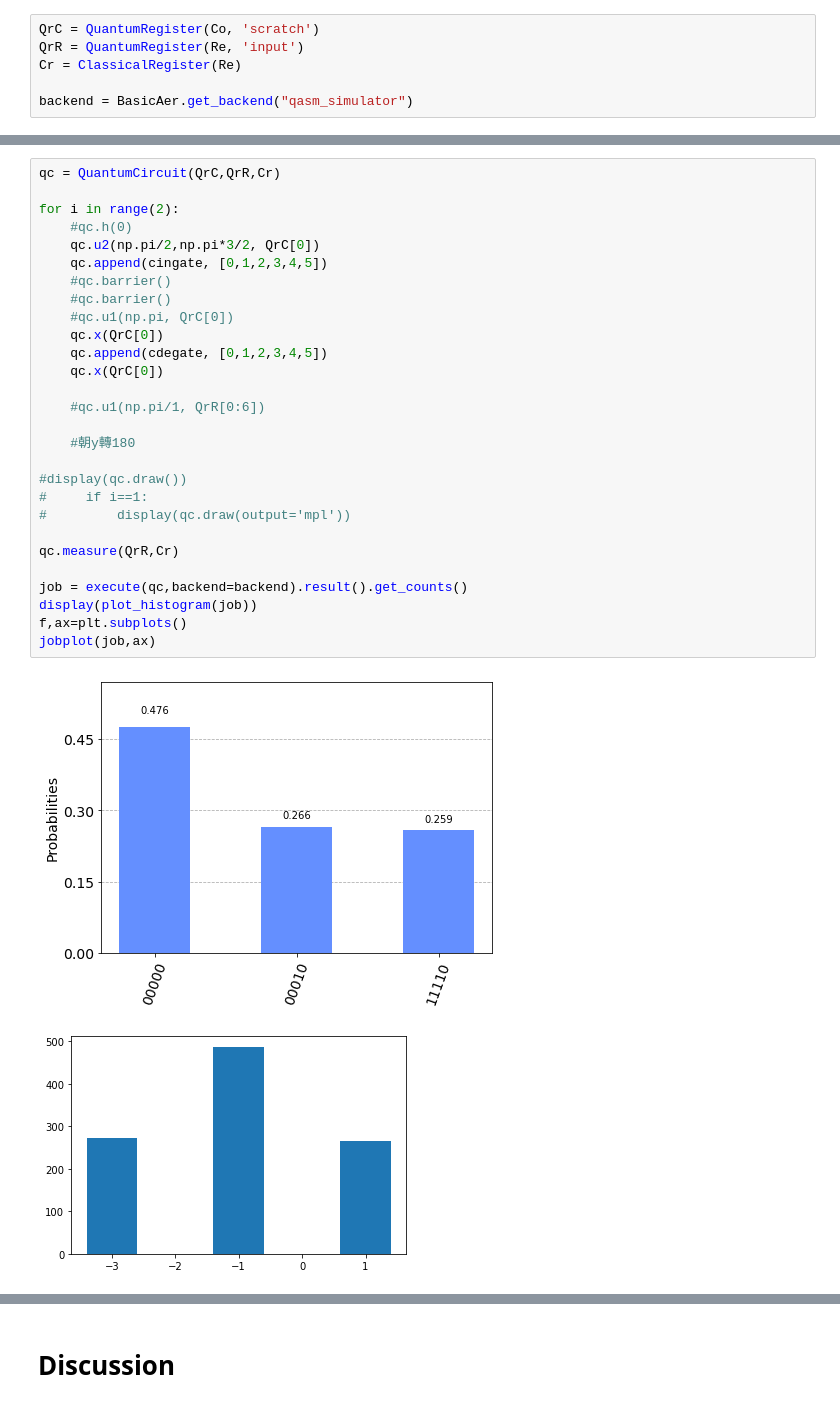
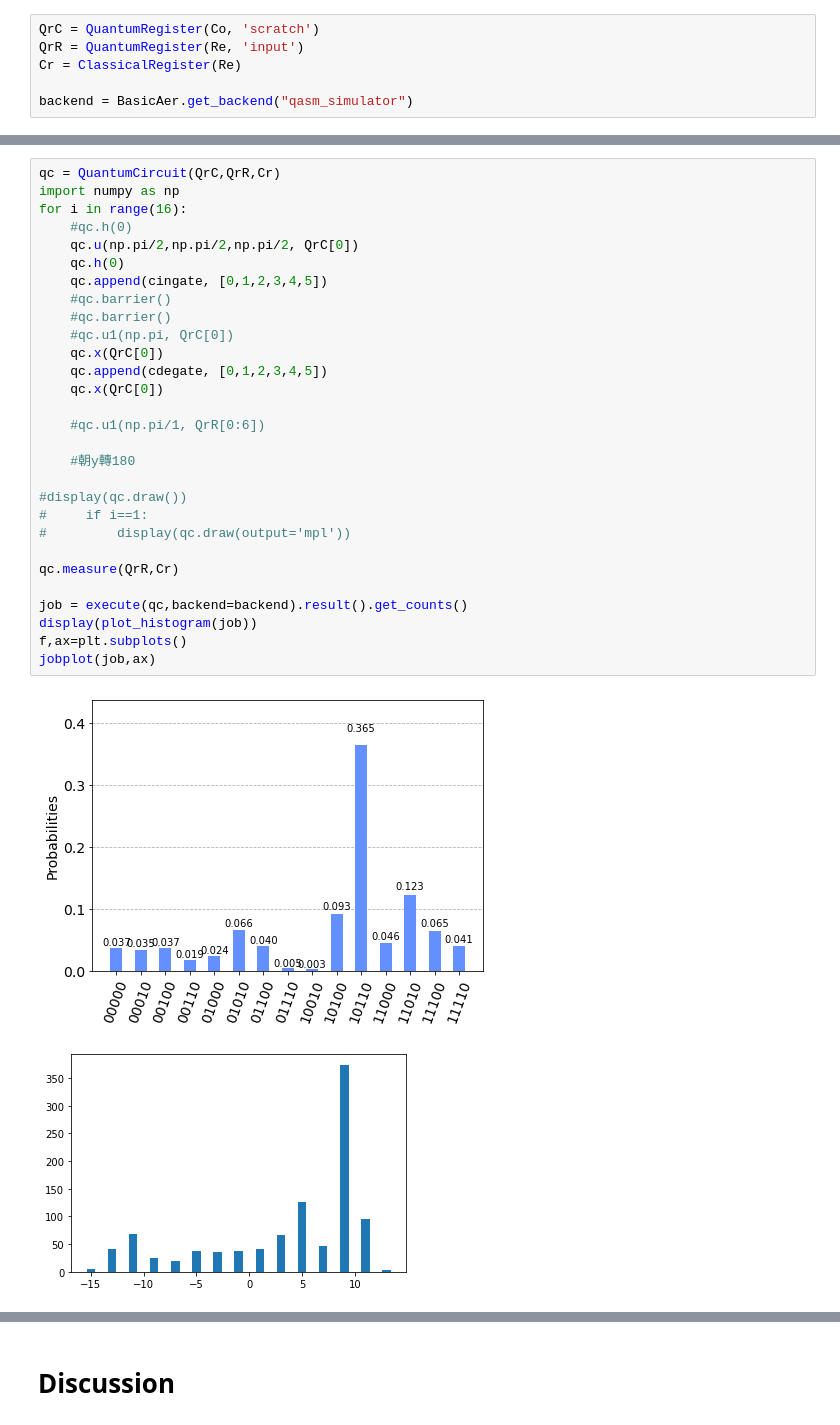
Before and after one commit to wslu42/QCHack_walkwPhase, a Jupyter notebook: phase_interference_in_QRK.ipynb, the cells around one changed output, grey strips where cells are left out. Drawn from its saved outputs; the diff is of its cells as text.

```diff
--- a/phase_interference_in_QRK.ipynb
+++ b/phase_interference_in_QRK.ipynb
@@ -706,34 +662,35 @@ scratch_0: ┤ X ├┤0               ├┤ X ├┤0                 ├┤ X
 # %%
 qc = QuantumCircuit(QrC,QrR,Cr)
-
-for i in range(2):
+import numpy as np
+for i in range(16):
     #qc.h(0)
-    qc.u2(np.pi/2,np.pi*3/2, QrC[0])
+    qc.u(np.pi/2,np.pi/2,np.pi/2, QrC[0])
+    qc.h(0)
     qc.append(cingate, [0,1,2,3,4,5])
     #qc.barrier()
     #qc.barrier()
     #qc.u1(np.pi, QrC[0])
     qc.x(QrC[0])
     qc.append(cdegate, [0,1,2,3,4,5])
     qc.x(QrC[0])
 
     #qc.u1(np.pi/1, QrR[0:6])
 
     #朝y轉180
 
 #display(qc.draw())
 #     if i==1:
 #         display(qc.draw(output='mpl'))
 
 qc.measure(QrR,Cr)
 
 job = execute(qc,backend=backend).result().get_counts()
 display(plot_histogram(job))
 f,ax=plt.subplots()
 jobplot(job,ax)
 # %% [output]
-[figure, old version]
+[figure, new version]
-[figure, old version]
+[figure, new version]
 # %%
 qc.draw('mpl')
 # %% [output]
```
Also changed, not shown: parts of 12 cells of this notebook, 1 other file.
